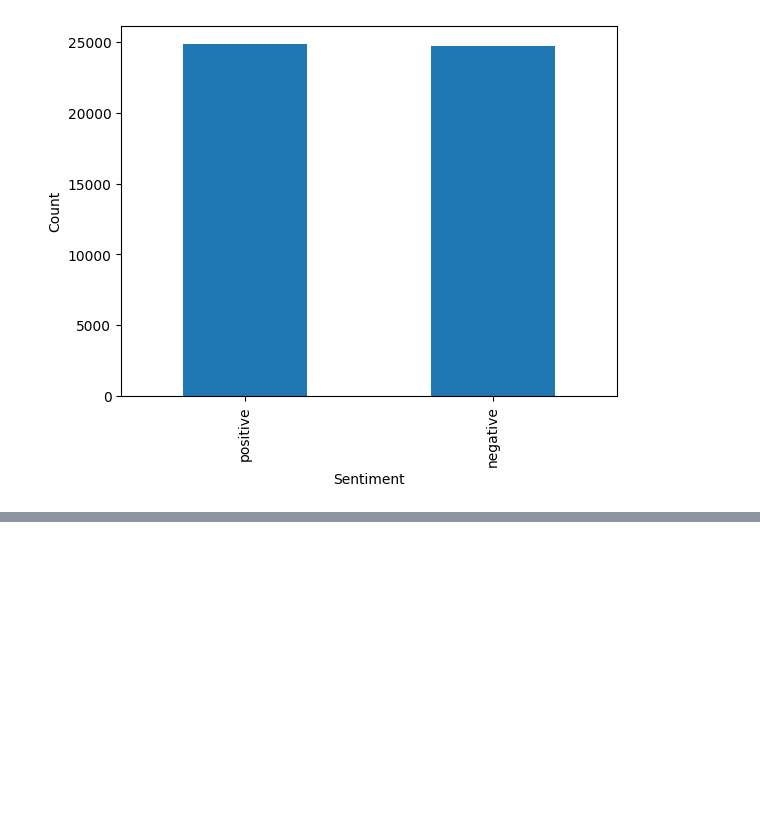
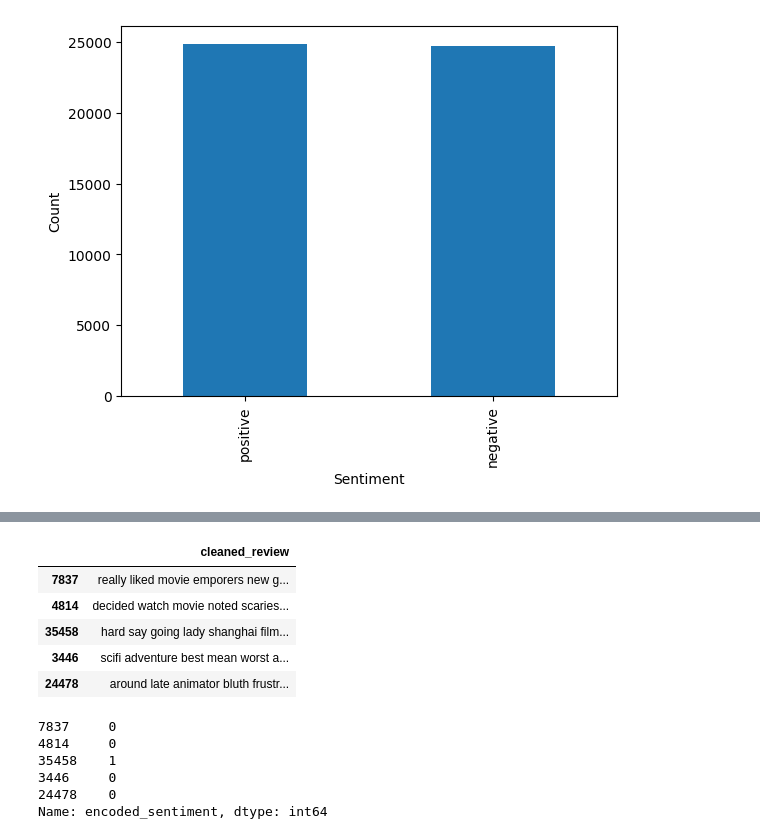
Before and after one commit to IssaMuiz/Sentiment-Analysis, a Jupyter notebook: notebooks/EDA.ipynb, the cells around one changed output, grey strips where cells are left out. Cells and saved outputs as stored; diff of their text form; code cells hidden in the pictures; blank space fills up the shorter version.

```diff
--- a/notebooks/EDA.ipynb
+++ b/notebooks/EDA.ipynb
@@ -105,0 +165,21 @@ Text(0, 0.5, 'Count')
+# %%
+X_train, y_train = split_features_and_target(train_df)
+X_test, y_test = split_features_and_target(test_df)
+# %%
+X_train.head()
+# %% [output]
+|  | cleaned_review |
+| 7837 | really liked movie emporers new g... |
+| 4814 | decided watch movie noted scaries... |
+| 35458 | hard say going lady shanghai film... |
+| 3446 | scifi adventure best mean worst a... |
+| 24478 | around late animator bluth frustr... |
+# %%
+y_train.head()
+# %% [output]
+7837     0
+4814     0
+35458    1
+3446     0
+24478    0
+Name: encoded_sentiment, dtype: int64
```
Also changed, not shown: parts of 5 cells of this notebook, 5 other files.
